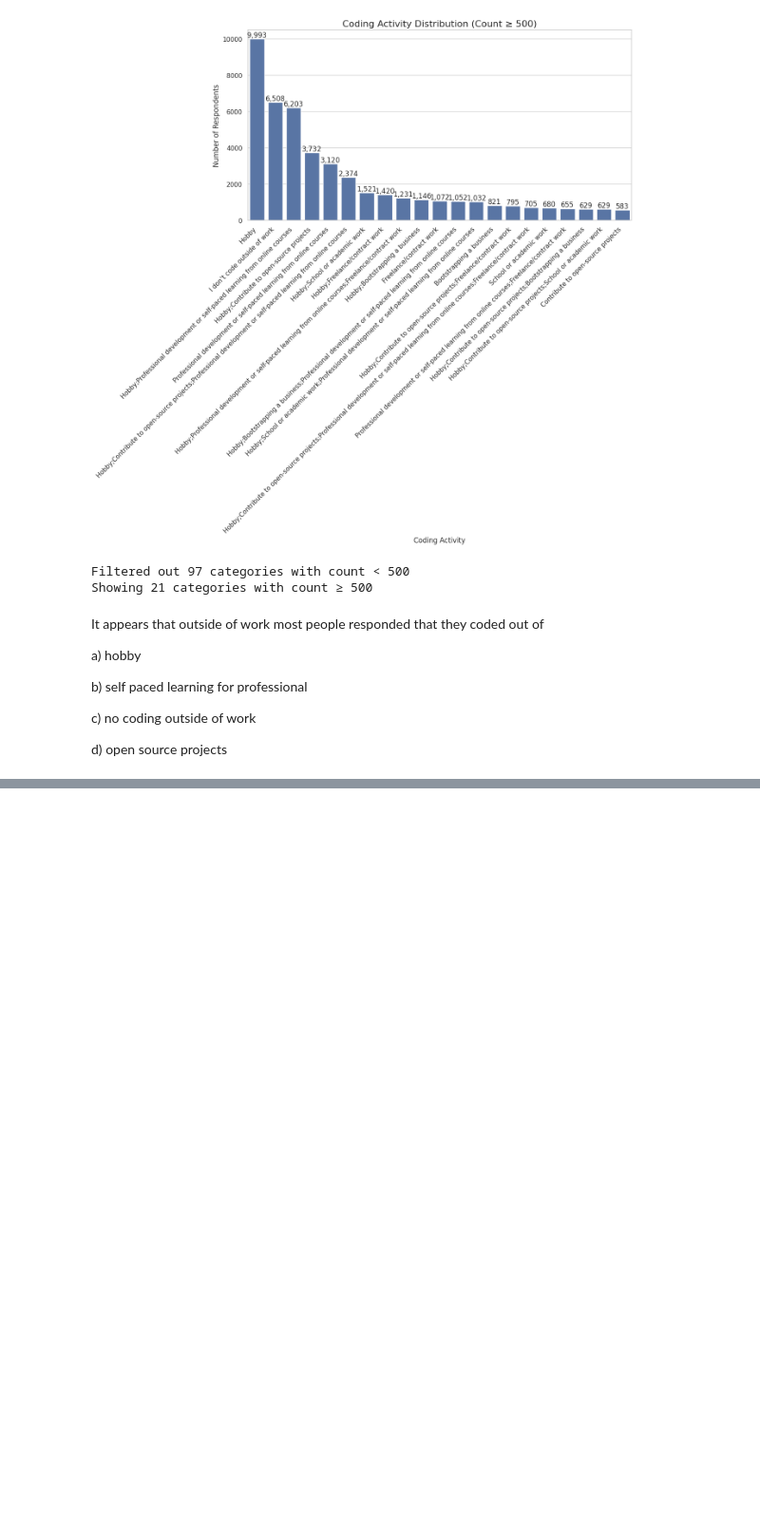
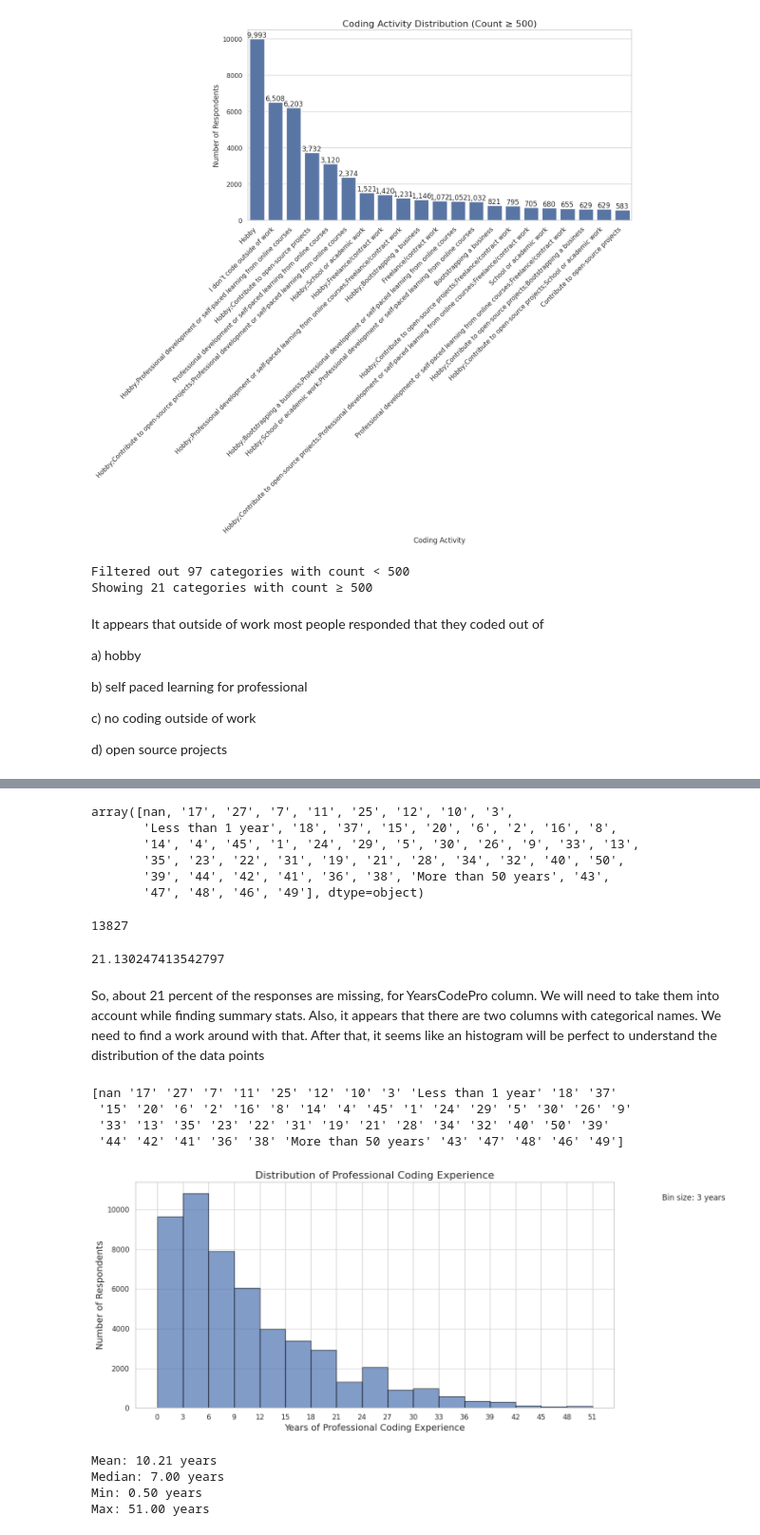
Before and after one commit to gorky93/stackoverflow_analysis, a Jupyter notebook: stackoverflow24.ipynb, the cells around one changed output, grey strips where cells are left out. Shown at 95% size. Saved outputs shown, nothing was run; the diff lists cells and outputs as text; code cells hidden in the pictures; blank space fills up the shorter version.

```diff
--- a/stackoverflow24.ipynb
+++ b/stackoverflow24.ipynb
@@ -374,0 +492,73 @@ d) open source projects
+# %%
+survey_results['YearsCodePro'].unique()
+# %% [output]
+array([nan, '17', '27', '7', '11', '25', '12', '10', '3',
+       'Less than 1 year', '18', '37', '15', '20', '6', '2', '16', '8',
+       '14', '4', '45', '1', '24', '29', '5', '30', '26', '9', '33', '13',
+       '35', '23', '22', '31', '19', '21', '28', '34', '32', '40', '50',
+       '39', '44', '42', '41', '36', '38', 'More than 50 years', '43',
+       '47', '48', '46', '49'], dtype=object)
+# %%
+print(survey_results['YearsCodePro'].isna().sum())
+survey_results['YearsCodePro'].isna().sum()/len(survey_results['YearsCodePro'])*100
+# %% [output]
+13827
+21.130247413542797
+# %% [markdown]
+So, about 21 percent of the responses are missing, for YearsCodePro column. We will need to take them into account while finding summary stats. Also, it appears that there are two columns with categorical names. We need to find a work around with that. After that, it seems like an histogram will be perfect to understand the distribution of the data points
+# %%
+# First, make sure the column is numeric (it might have string values like "Less than 1 year")
+# Check unique values to understand the data
+print(survey_results['YearsCodePro'].unique())
+
+# Convert to numeric if needed
+# If there are non-numeric values, you'll need to handle them
+# For example, if "Less than 1 year" appears, you might want to convert it to 0.5
+def convert_years(year_value):
+    if pd.isna(year_value):
+        return np.nan
+    elif year_value == "Less than 1 year":
+        return 0.5
+    elif year_value == "More than 50 years":
+        return 51
+    else:
+        try:
+            return float(year_value)
+        except:
+            return np.nan
+
+# Apply the conversion
+years_pro = survey_results['YearsCodePro'].apply(convert_years)
+
+# Create the histogram with bins of 3 years
+plt.figure(figsize=(14, 6))
+plt.hist(years_pro.dropna(), bins=range(0, int(years_pro.max()) + 3, 3),
+         edgecolor='black', alpha=0.7)
+plt.title('Distribution of Professional Coding Experience', fontsize=16)
+plt.xlabel('Years of Professional Coding Experience', fontsize=14)
+plt.ylabel('Number of Respondents', fontsize=14)
+plt.grid(axis='y', alpha=0.75)
+plt.xticks(range(0, int(years_pro.max()) + 3, 3))
+
+# Add text showing bin sizes
+plt.text(1.1, 0.95, 'Bin size: 3 years', transform=plt.gca().transAxes,
+         fontsize=12, verticalalignment='top')
+
+plt.tight_layout()
+plt.show()
+
+# Print some summary statistics
+print(f"Mean: {years_pro.mean():.2f} years")
+print(f"Median: {years_pro.median():.2f} years")
+print(f"Min: {years_pro.min():.2f} years")
+print(f"Max: {years_pro.max():.2f} years")
+# %% [output]
+[nan '17' '27' '7' '11' '25' '12' '10' '3' 'Less than 1 year' '18' '37'
+ '15' '20' '6' '2' '16' '8' '14' '4' '45' '1' '24' '29' '5' '30' '26' '9'
+ '33' '13' '35' '23' '22' '31' '19' '21' '28' '34' '32' '40' '50' '39'
+ '44' '42' '41' '36' '38' 'More than 50 years' '43' '47' '48' '46' '49']
+[figure, added]
+Mean: 10.21 years
+Median: 7.00 years
+Min: 0.50 years
+Max: 51.00 years
```
Also changed, not shown: parts of 23 cells of this notebook.
